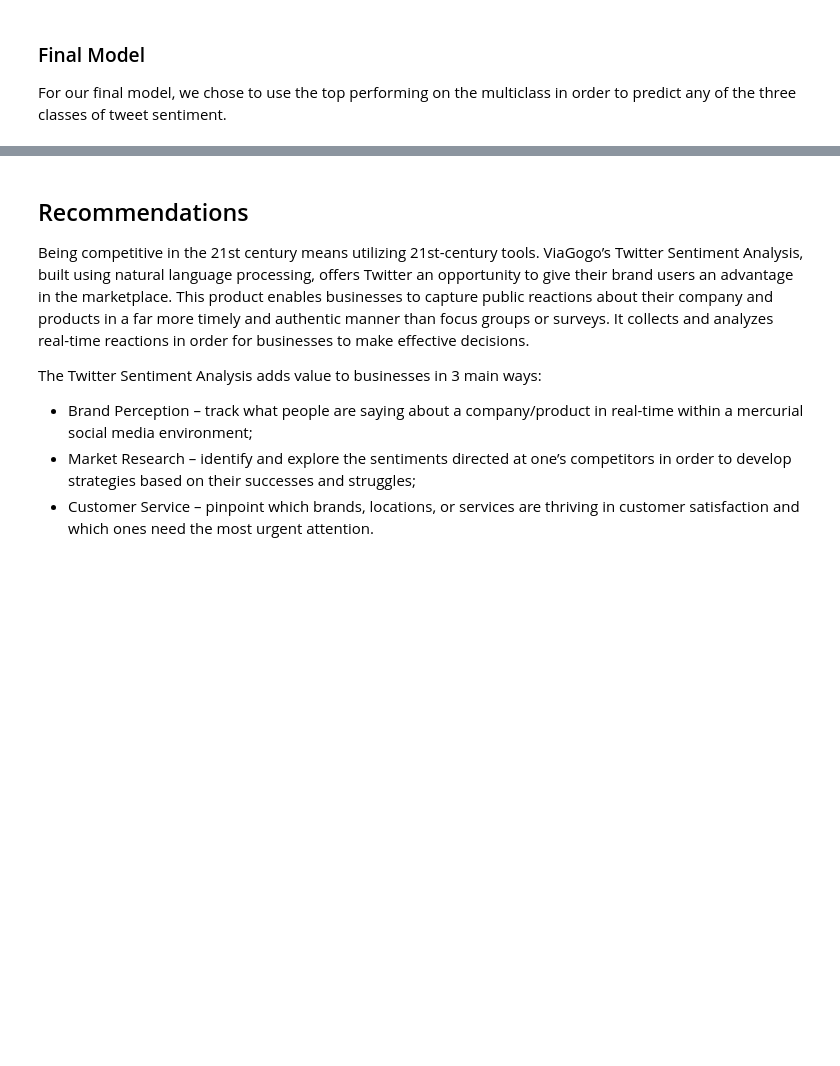
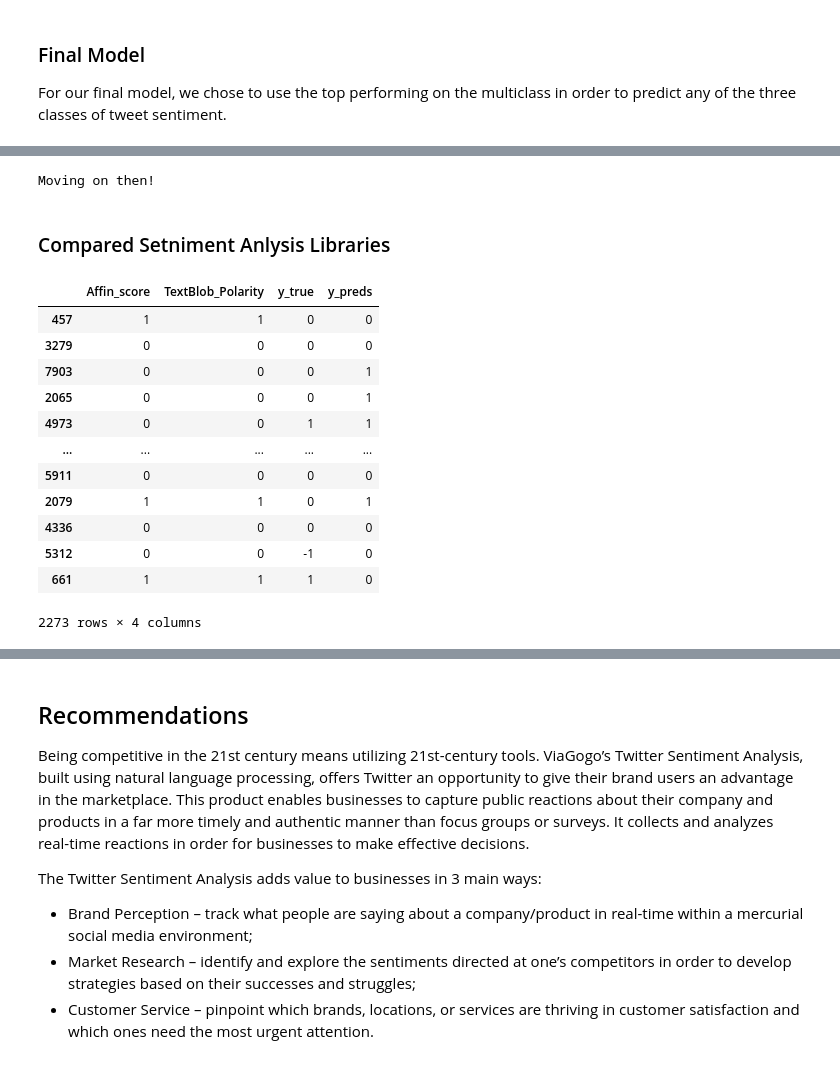
Before and after one commit to ValeriaVF/Twitter-Sentiment-Analysis-Using-NLP, a Jupyter notebook: index.ipynb, the cells around one changed output, grey strips where cells are left out. Cells and saved outputs as stored; diff of their text form; code cells hidden in the pictures; blank space fills up the shorter version.

```diff
--- a/index.ipynb
+++ b/index.ipynb
@@ -385,7 +492,7 @@ metric_table_multi
 # Baseline Linear Support Vector Machine
 sgd_tuned_mc = Pipeline([('vect', CountVectorizer(ngram_range=(1,2))),
                ('tfidf', TfidfTransformer(smooth_idf=False)),
-               ('clf', SGDClassifier())
+               ('clf', SGDClassifier(class_weight='balanced'))
               ])
 # Baseline Naive Bayes
 naive_tuned_mc = Pipeline([('vect', CountVectorizer(ngram_range=(2,2))),
@@ -711,3 +1004,12 @@ plt.show();
 # %%
 # Saving the model for usage in our application -- app.py
-pickle.dump(sgd_tuned_mc, open('final_clf.pkl', 'wb'))
+pickle_option = input('Do you want to pickle to model? (y/n')
+
+if pickle_option == 'y':
+    pickle.dump(sgd_tuned_mc, open('final_clf.pkl', 'wb'))
+else:
+    print('Moving on then!')
+# %% [output]
+Moving on then!
+# %% [markdown]
+### Compared Setniment Anlysis Libraries
@@ -713,0 +1039,17 @@ pickle.dump(sgd_tuned_mc, open('final_clf.pkl', 'wb'))
+# %%
+test_sentiments = test_sentiments.join(final_results)
+test_sentiments
+# %% [output]
+|  | Affin_score | TextBlob_Polarity | y_true | y_preds |
+| 457 | 1 | 1 | 0 | 0 |
+| 3279 | 0 | 0 | 0 | 0 |
+| 7903 | 0 | 0 | 0 | 1 |
+| 2065 | 0 | 0 | 0 | 1 |
+| 4973 | 0 | 0 | 1 | 1 |
+| ... | ... | ... | ... | ... |
+| 5911 | 0 | 0 | 0 | 0 |
+| 2079 | 1 | 1 | 0 | 1 |
+| 4336 | 0 | 0 | 0 | 0 |
+| 5312 | 0 | 0 | -1 | 0 |
+| 661 | 1 | 1 | 1 | 0 |
+2273 rows × 4 columns
```
Also changed, not shown: parts of 57 cells of this notebook, 1 other file.
